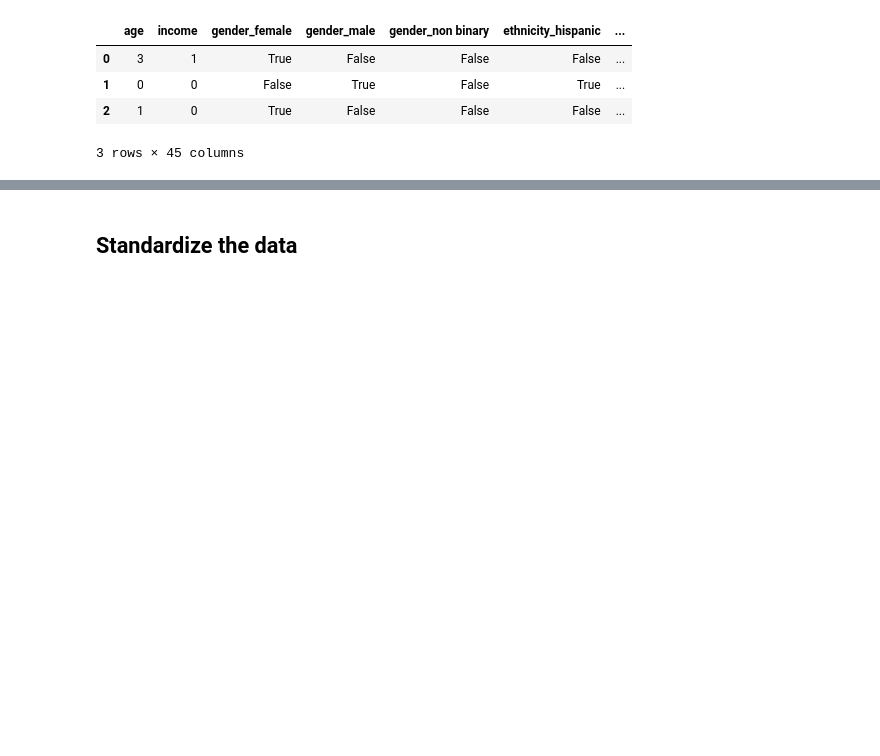
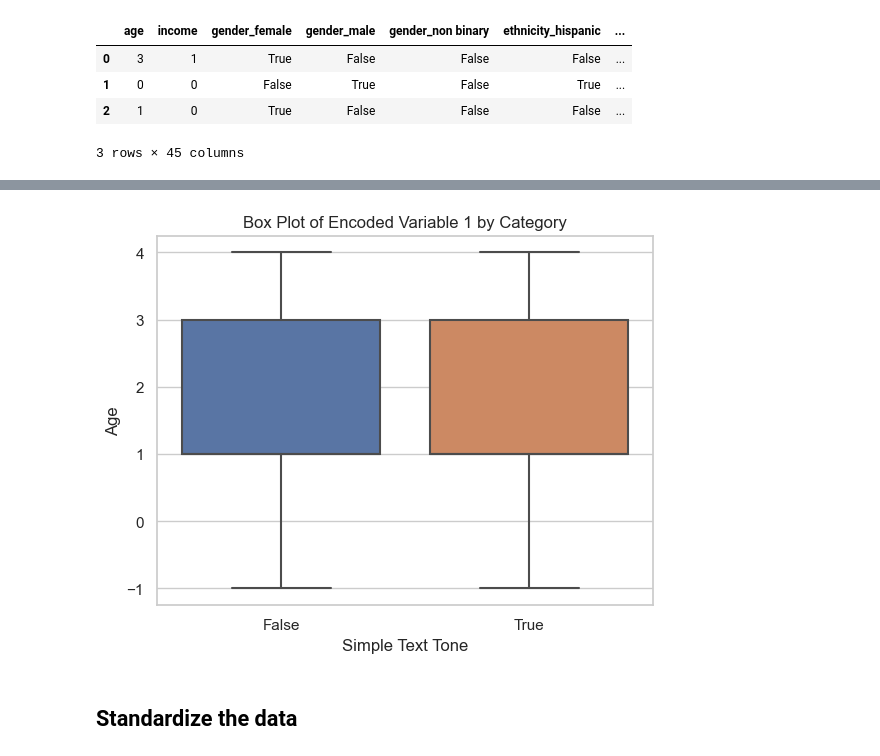
Before and after one commit to esoto15/text-tone-preference-analysis, a Jupyter notebook: Principal_Component_Analysis_main.ipynb, the cells around one changed output, grey strips where cells are left out. Saved outputs shown, nothing was run; the diff lists cells and outputs as text; code cells hidden in the pictures; blank space fills up the shorter version.

```diff
--- a/Principal_Component_Analysis_main.ipynb
+++ b/Principal_Component_Analysis_main.ipynb
@@ -28,3 +86,12 @@ encoded_data.head(3)
+# %%
+# Plot box plots of encoded variables
+sns.boxplot(x='choice_Simplier', y='age', data=encoded_data)
+plt.title('Box Plot of Encoded Variable 1 by Category')
+plt.xlabel('Simple Text Tone')
+plt.ylabel('Age')
+plt.show()
+# %% [output]
+[figure, added]
 # %% [markdown]
 ## Standardize the data
 # %%
```
Also changed, not shown: parts of 5 cells of this notebook.
